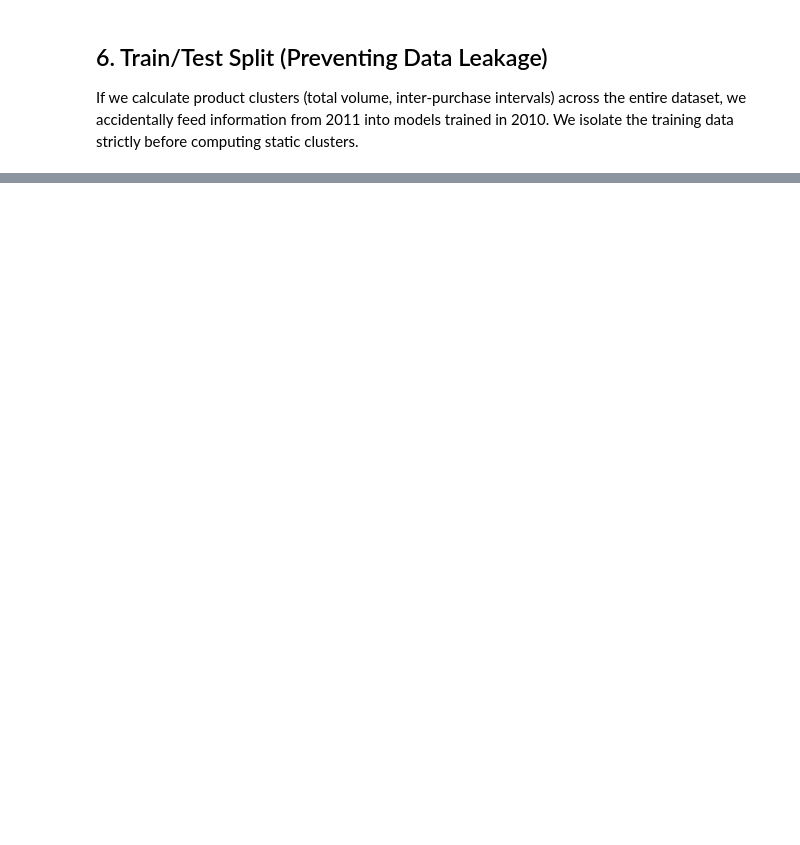
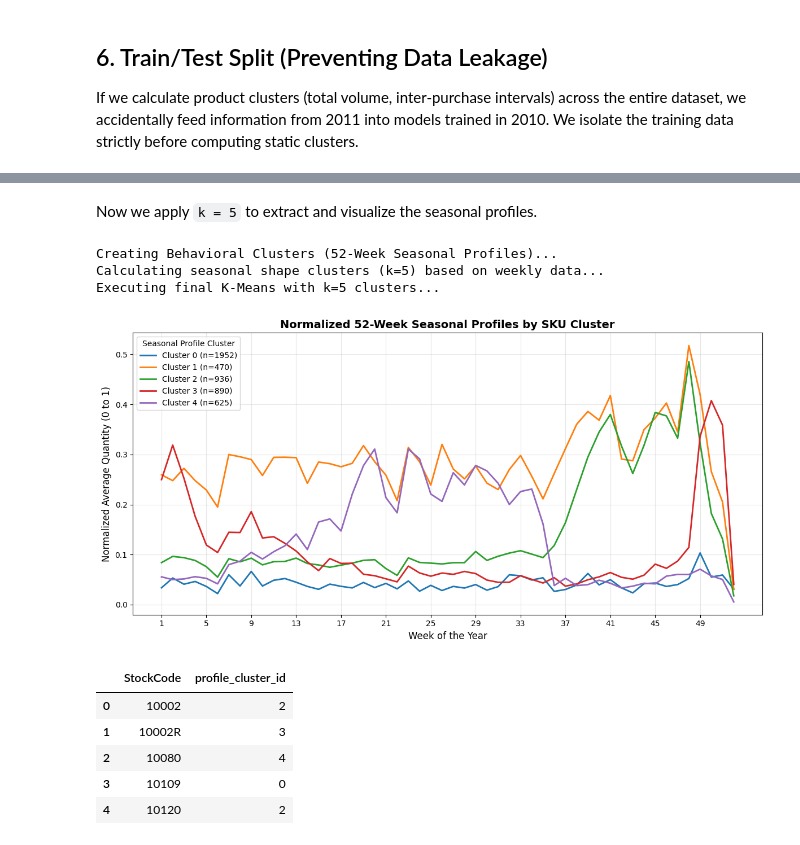
Before and after one commit to fede-giorgi/forecasting-retail, a Jupyter notebook: notebooks/data_processing_playground.ipynb, the cells around one changed output, grey strips where cells are left out. Cells and saved outputs as stored; diff of their text form; code cells hidden in the pictures; blank space fills up the shorter version.

```diff
--- a/notebooks/data_processing_playground.ipynb
+++ b/notebooks/data_processing_playground.ipynb
@@ -211,0 +296,24 @@ print("Done! Ready for Machine Learning Models. 🚀")
+# %% [markdown]
+Now we apply `k = 5` to extract and visualize the seasonal profiles.
+# %%
+from src.tools.clustering import create_seasonal_profile_clusters
+
+print("Creating Behavioral Clusters (52-Week Seasonal Profiles)...")
+profile_clusters = create_seasonal_profile_clusters(
+    weekly_aggregated_sales=weekly_sales_train,
+    n_clusters=5,
+    plot=True
+)
+
+display(profile_clusters.head())
+# %% [output]
+Creating Behavioral Clusters (52-Week Seasonal Profiles)...
+Calculating seasonal shape clusters (k=5) based on weekly data...
+Executing final K-Means with k=5 clusters...
+[figure, added]
+|  | StockCode | profile_cluster_id |
+| 0 | 10002 | 2 |
+| 1 | 10002R | 3 |
+| 2 | 10080 | 4 |
+| 3 | 10109 | 0 |
+| 4 | 10120 | 2 |
```
Also changed, not shown: parts of 20 cells of this notebook, 4 other files.
